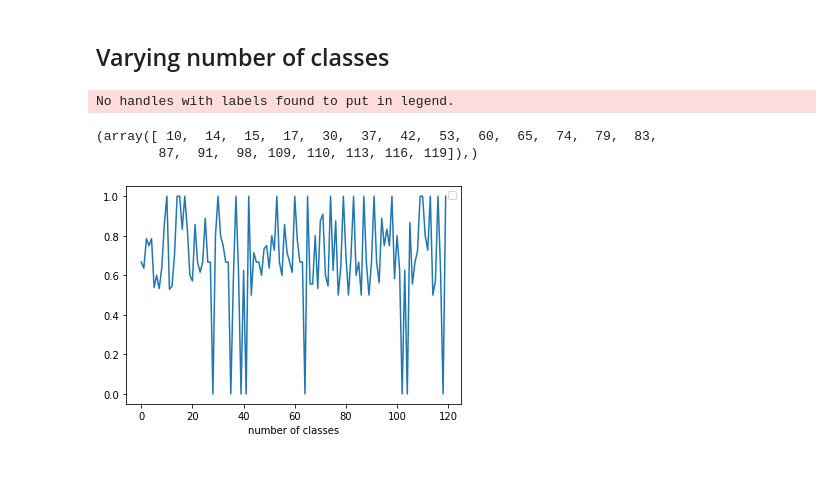
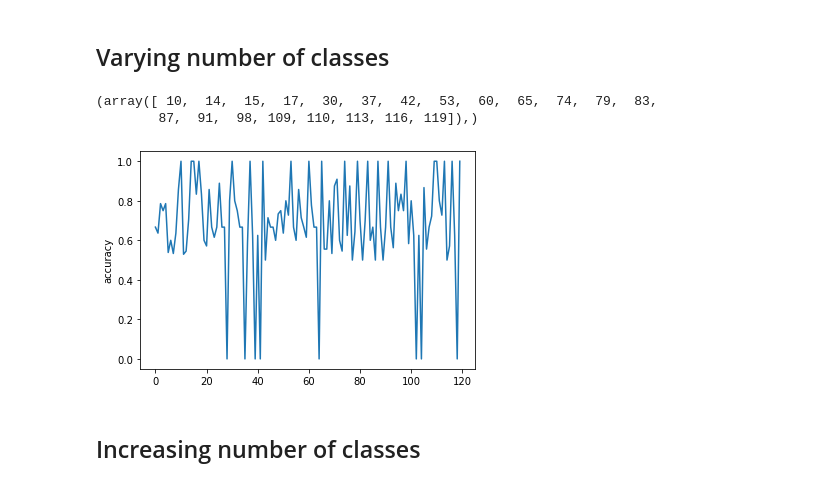
Before and after one commit to alexandremerasli/TFEnext, a Jupyter notebook: newClustering.ipynb, the cells around one changed output. Saved outputs shown, nothing was run; the diff lists cells and outputs as text; code cells hidden in the pictures.

```diff
--- a/newClustering.ipynb
+++ b/newClustering.ipynb
@@ -330,7 +326,7 @@ class Results():
         print("DB index : %f " %self.dbScore())
 
         # Comparing to ground truth (if known)
-        if (os.path.isfile(os.path.join('conditionSchool_EDA.csv')) and os.path.isfile(os.path.join('conditionSchool_IBI.csv'))):
+        if (os.path.isfile(os.path.join('output','conditionSchool_EDA.csv')) and os.path.isfile(os.path.join('output','conditionSchool_IBI.csv'))):
             global groundTruth
             if (groundTruth):
                 print("\n\nComparing to ground truth\n")
@@ -487,7 +483,7 @@ groundTruth = True
 trueDisplay = True
 
 # Choose mapping method
-#mapping = 'UMAP'
+#mapping = 'UMAP' ##### Must install umap package
 #mapping = 'MDS'
 #mapping = 'MDS_scale'
 mapping = 'SC'
@@ -504,10 +500,10 @@ algo = 'K-Means'
 
 # To study
 studiedPeriods = np.array([1])
-studiedClasses = np.array([1,2])
+studiedClasses = np.array([1,12])
 # %%
 # Read true labels from CSV file
-condition = np.genfromtxt(os.path.join('conditionSchool_%s.csv' %mat[0]),delimiter=',')
+condition = np.genfromtxt(os.path.join('output/conditionSchool_%s.csv' %mat[0]),delimiter=',')
 condition = np.array(condition,dtype='int') # Convert into array
 
 if mat == ['EDA']:
@@ -665,7 +660,7 @@ algo = 'K-Means'
 
 from itertools import combinations
 nClusters = 2
-allClasses = list(combinations(np.arange(1,17),nClusters))
+allClasses = list(combinations(np.arange(1,18),nClusters))
 accClasses = []
 
 for studiedClasses in allClasses:
@@ -674,7 +669,7 @@ for studiedClasses in allClasses:
     studiedClasses = np.array(studiedClasses)
 
     # Read true labels from CSV file
-    condition = np.genfromtxt(os.path.join('conditionSchool_%s.csv' %mat[0]),delimiter=',')
+    condition = np.genfromtxt(os.path.join('output','conditionSchool_%s.csv' %mat[0]),delimiter=',')
     condition = np.array(condition,dtype='int') # Convert into array
 
     if mat == ['EDA']:
@@ -738,12 +733,13 @@ for studiedClasses in allClasses:
 # %%
 accClasses = np.array(accClasses)
 plt.plot(accClasses)
 #plt.plot(allClasses,accClasses)
-plt.xlabel("number of classes")
-plt.legend()
+#plt.xlabel("number of classes")
+plt.ylabel("accuracy")
 print(np.where(accClasses==1.0))
 # %% [output]
-No handles with labels found to put in legend.
+(array([ 10,  14,  15,  17,  30,  37,  42,  53,  60,  65,  74,  79,  83,
+        87,  91,  98, 109, 110, 113, 116, 119]),)
-(array([ 10,  14,  15,  17,  30,  37,  42,  53,  60,  65,  74,  79,  83,
-        87,  91,  98, 109, 110, 113, 116, 119]),)
-[figure, old version]
+[figure, new version]
+# %% [markdown]
+## Increasing number of classes
```
Also changed, not shown: parts of 10 cells of this notebook.
